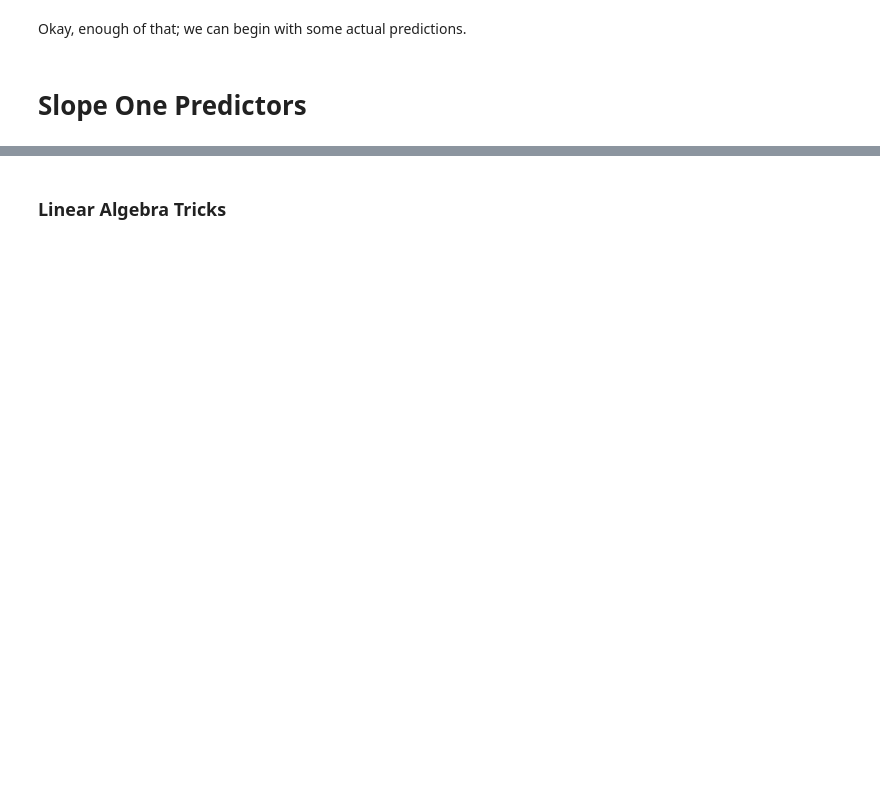
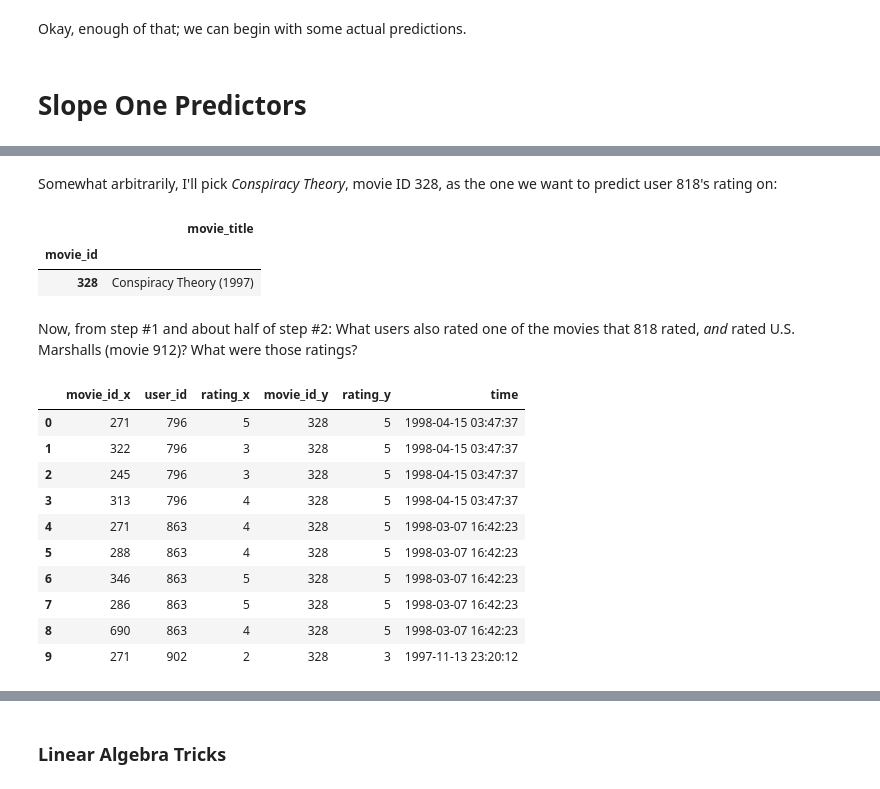
Before and after one commit to Hodapp87/recommender-examples, a Jupyter notebook: Recommender Systems.ipynb, the cells around one changed output, grey strips where cells are left out. Drawn from its saved outputs; the diff is of its cells as text; code cells hidden in the pictures; blank space fills up the shorter version.

```diff
--- a/Recommender Systems.ipynb
+++ b/Recommender Systems.ipynb
@@ -300,0 +306,27 @@ to a content-based one).
+# %% [markdown]
+Somewhat arbitrarily, I'll pick *Conspiracy Theory*, movie ID 328, as the one we want to predict user 818's rating on:
+# %%
+names[names.index == 328]
+# %% [output]
+|  | movie_title |
+| movie_id |  |
+| 328 | Conspiracy Theory (1997) |
+# %% [markdown]
+Now, from step #1 and about half of step #2: What users also rated one of the movies that 818 rated, *and* rated U.S. Marshalls (movie 912)?  What were those ratings?
+# %%
+users_df = ml_train[ml_train.user_id == 818][["movie_id"]]. \
+    merge(ml_train, on="movie_id")[["movie_id", "user_id", "rating"]]. \
+    merge(ml_train[ml_train.movie_id == 328], on="user_id")
+users_df[:10]
+# %% [output]
+|  | movie_id_x | user_id | rating_x | movie_id_y | rating_y | time |
+| 0 | 271 | 796 | 5 | 328 | 5 | 1998-04-15 03:47:37 |
+| 1 | 322 | 796 | 3 | 328 | 5 | 1998-04-15 03:47:37 |
+| 2 | 245 | 796 | 3 | 328 | 5 | 1998-04-15 03:47:37 |
+| 3 | 313 | 796 | 4 | 328 | 5 | 1998-04-15 03:47:37 |
+| 4 | 271 | 863 | 4 | 328 | 5 | 1998-03-07 16:42:23 |
+| 5 | 288 | 863 | 4 | 328 | 5 | 1998-03-07 16:42:23 |
+| 6 | 346 | 863 | 5 | 328 | 5 | 1998-03-07 16:42:23 |
+| 7 | 286 | 863 | 5 | 328 | 5 | 1998-03-07 16:42:23 |
+| 8 | 690 | 863 | 4 | 328 | 5 | 1998-03-07 16:42:23 |
+| 9 | 271 | 902 | 2 | 328 | 3 | 1997-11-13 23:20:12 |
```
Also changed, not shown: parts of 47 cells of this notebook.
